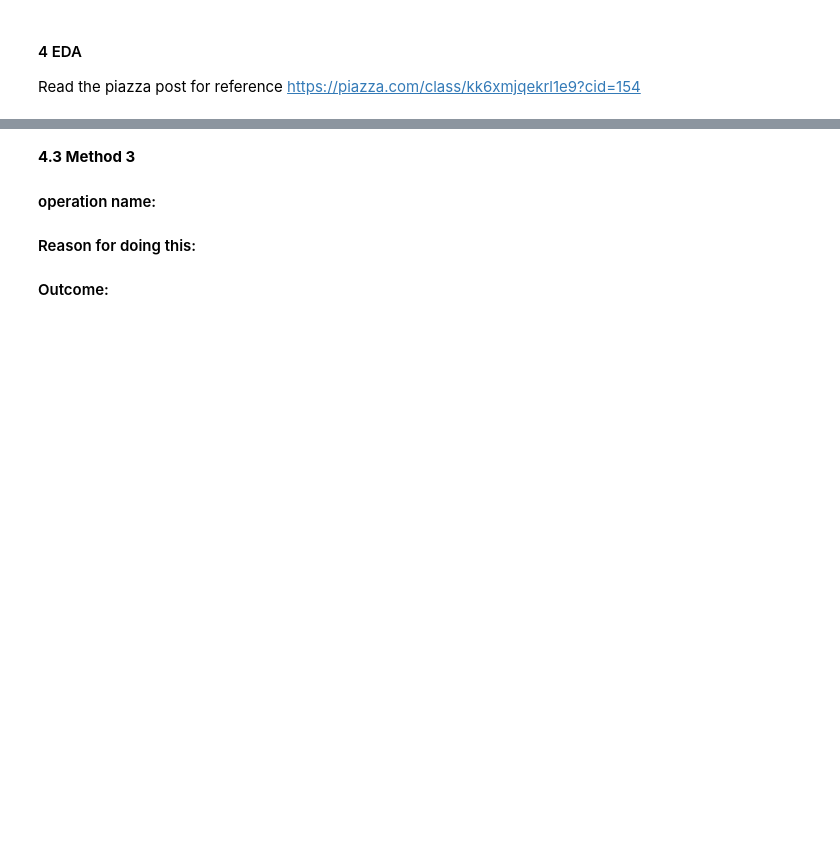
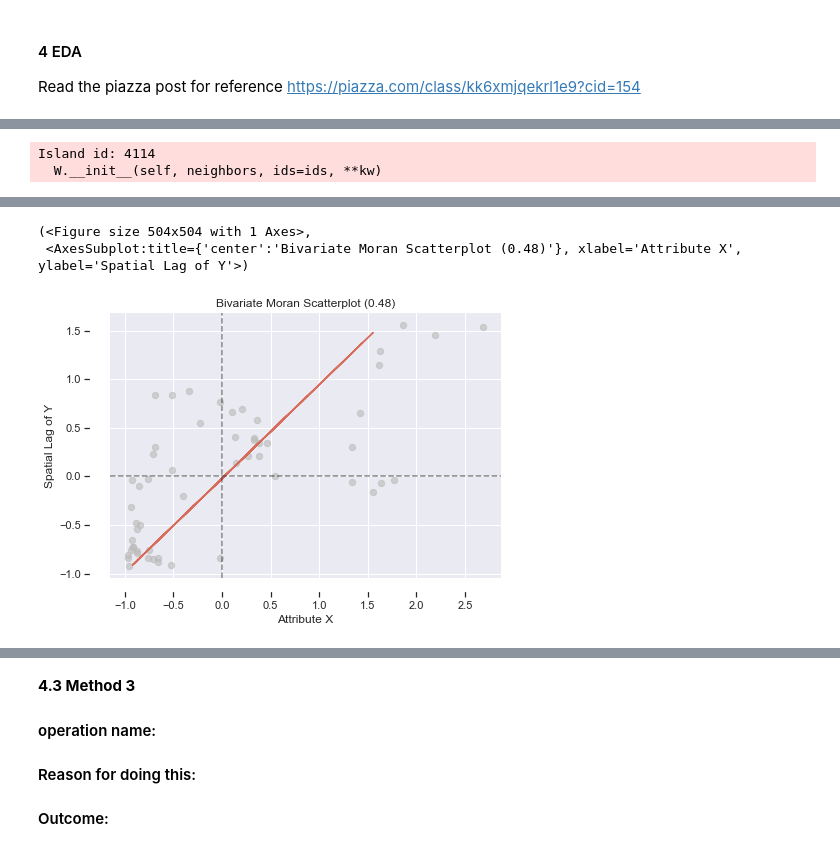
Before and after one commit to zemingzhang1/Data-Intensive, a Jupyter notebook: phase2.ipynb, the cells around one changed output, grey strips where cells are left out. Drawn from its saved outputs; the diff is of its cells as text; code cells hidden in the pictures; blank space fills up the shorter version.

```diff
--- a/phase2.ipynb
+++ b/phase2.ipynb
@@ -80,2 +195,16 @@ ctx.add_basemap(axs[1,1])
+# %%
+
+y = df_2015 = imputated_df[imputated_df['year'] == 2015][['puma_id','percent_black_only','geometry']]
+x = df_2014 = imputated_df[imputated_df['year'] == 2014][['puma_id','percent_black_only','geometry']]
+merged = x.merge(y, on = ['puma_id','geometry'],how = 'inner')
+w = ps.lib.weights.Queen.from_dataframe(merged, idVariable='puma_id')
+y_val = merged['percent_black_only_y']
+x_val = merged['percent_black_only_x']
+# %% [output]
+Island id: 4114
+  W.__init__(self, neighbors, ids=ids, **kw)
 # %%
 # code for display
+moran_bv = Moran_BV(y_val, x_val, w)
+moran_scatterplot(moran_bv)
+# %% [output]
@@ -81,0 +212,3 @@ ctx.add_basemap(axs[1,1])
+(<Figure size 504x504 with 1 Axes>,
+ <AxesSubplot:title={'center':'Bivariate Moran Scatterplot (0.48)'}, xlabel='Attribute X', ylabel='Spatial Lag of Y'>)
+[figure, added]
```
Also changed, not shown: parts of 23 cells of this notebook, 8 other files.
